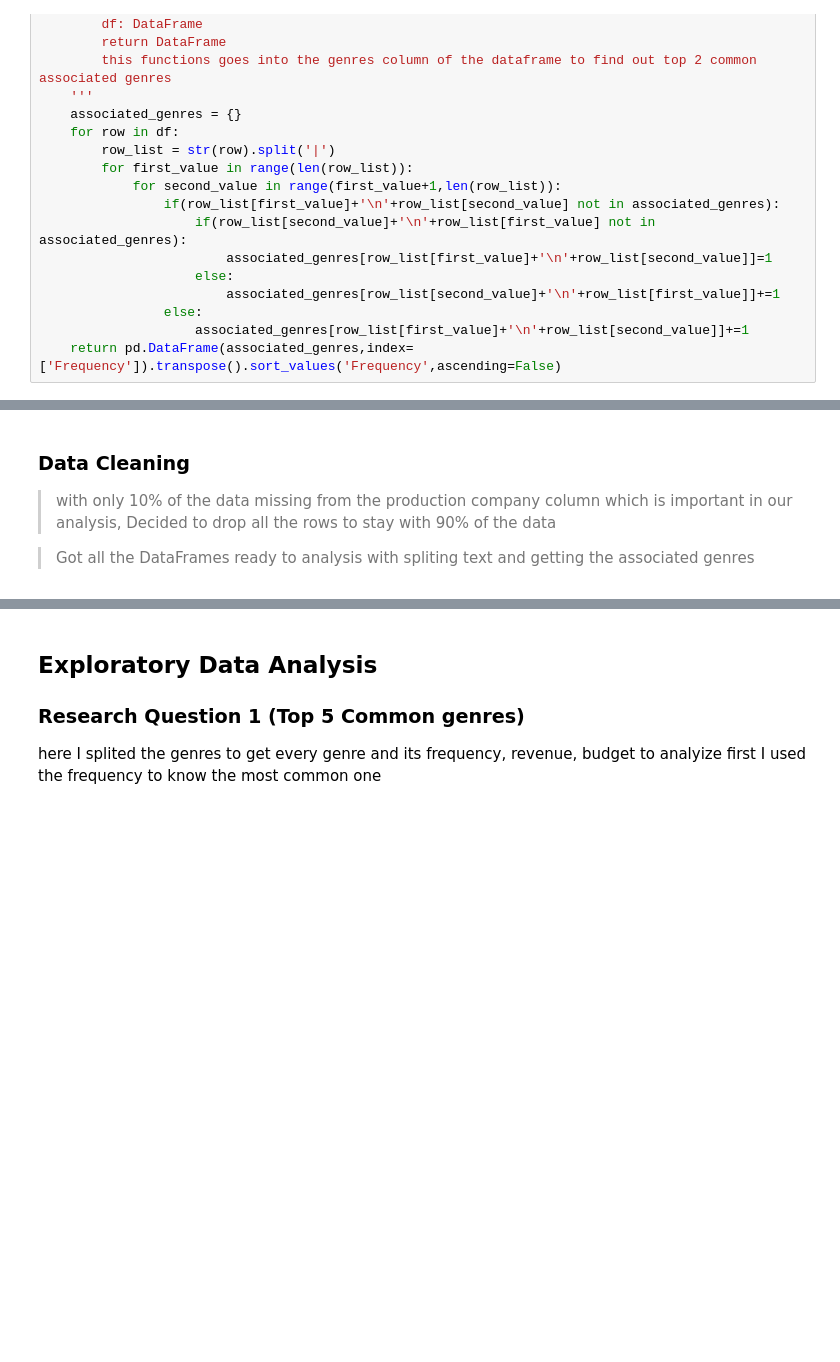
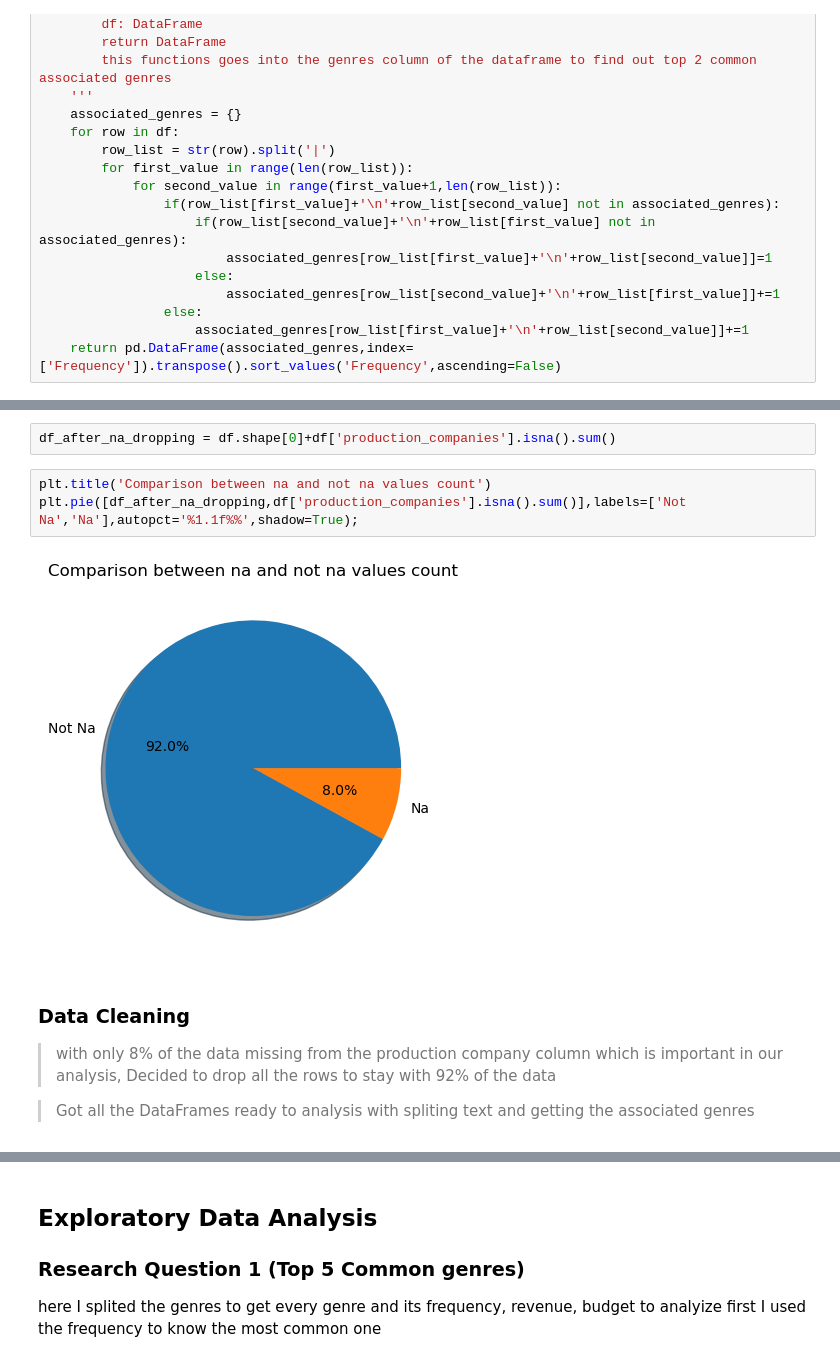
Before and after one commit to AquariumFish2/Investigate-a-Dataset, a Jupyter notebook: Investigate_a_Dataset.ipynb, the cells around one changed output, grey strips where cells are left out. Saved outputs shown, nothing was run; the diff lists cells and outputs as text; blank space fills up the shorter version.

```diff
--- a/Investigate_a_Dataset.ipynb
+++ b/Investigate_a_Dataset.ipynb
@@ -141,7 +140,14 @@ dtype: object
+# %%
+df_after_na_dropping = df.shape[0]+df['production_companies'].isna().sum()
+# %%
+plt.title('Comparison between na and not na values count')
+plt.pie([df_after_na_dropping,df['production_companies'].isna().sum()],labels=['Not Na','Na'],autopct='%1.1f%%',shadow=True);
+# %% [output]
+[figure, added]
 # %% [markdown]
 
 ### Data Cleaning
-> with only 10% of the data missing from the production company column which is important in our analysis, Decided to drop all the rows to stay with 90% of the data
+> with only 8% of the data missing from the production company column which is important in our analysis, Decided to drop all the rows to stay with 92% of the data
 
 > Got all the DataFrames ready to analysis with spliting text and getting the associated genres
 # %%
```
Also changed, not shown: parts of 22 cells of this notebook, 1 other file.
